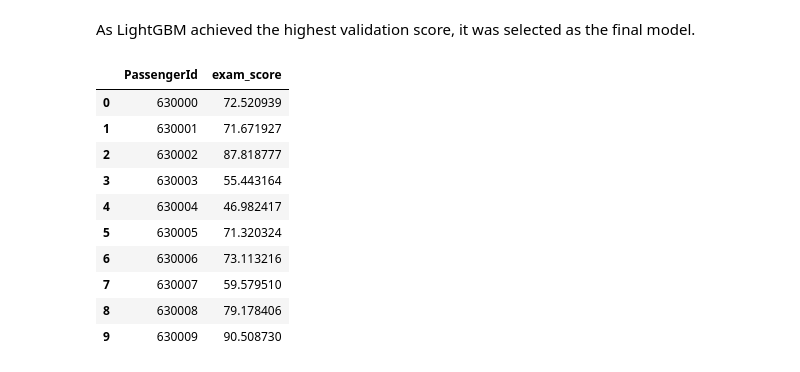
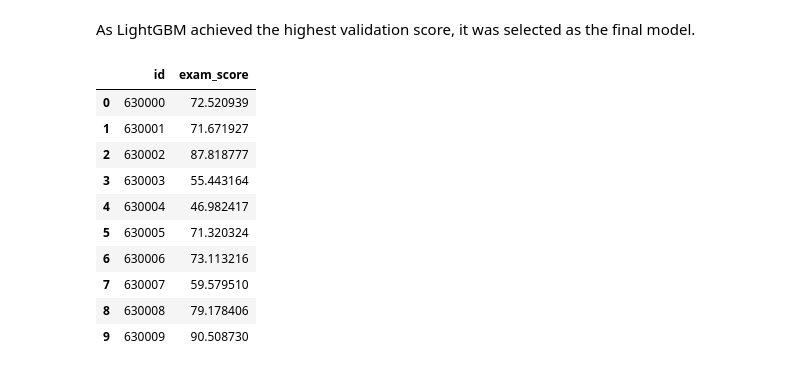
Before and after one commit to matcze/prediction_score, a Jupyter notebook: pred_score.ipynb, the cells around one changed output. Cells and saved outputs as stored; diff of their text form; code cells hidden in the pictures.

```diff
--- a/pred_score.ipynb
+++ b/pred_score.ipynb
@@ -1321,3 +1319,5 @@ dataset_test
 | 269998 | 0.644060 | 0.032286 | -1.158938 | 1 | 0.932639 | 0.0 | 2.0 | ... |
 | 269999 | -0.240721 | 0.787247 | -0.705297 | 1 | 1.047218 | 0.0 | 1.0 | ... |
 270000 rows × 23 columns
+# %%
+dataset_train_one = dataset_train[["study_hours", "exam_score"]]
@@ -1326,8 +1342,8 @@ dataset_test
 # %% [markdown]
 The training dataset (dataset_train) will be divided into training and validation subsets with an 80:20 split. The validation set will be used extensively to monitor and evaluate model performance during training. The test dataset (dataset_test) will be employed to assess the performance of the final model and to generate predictions for the final exam scores.
 # %%
-X = dataset_train.drop("exam_score", axis=1)
-y = dataset_train["exam_score"]
+X = dataset_train_one.drop("exam_score", axis=1)
+y = dataset_train_one["exam_score"]
 # %%
 X_train, X_val, y_train, y_val = train_test_split(
     X, y, test_size=0.2, random_state=42, stratify=y
@@ -1706,13 +1717,13 @@ As LightGBM achieved the highest validation score, it was selected as the final
 solution = model_lgb.predict(dataset_test)
 # %%
 submission_df = pd.DataFrame({
-    "PassengerId": pass_col,
+    "id": pass_col,
     "exam_score": solution
 })
 submission_df.to_csv('submissions.csv', header=True, index=False)
 submission_df.head(10)
 # %% [output]
-|  | PassengerId | exam_score |
+|  | id | exam_score |
 | 0 | 630000 | 72.520939 |
 | 1 | 630001 | 71.671927 |
 | 2 | 630002 | 87.818777 |
```
Also changed, not shown: parts of 21 cells of this notebook.
